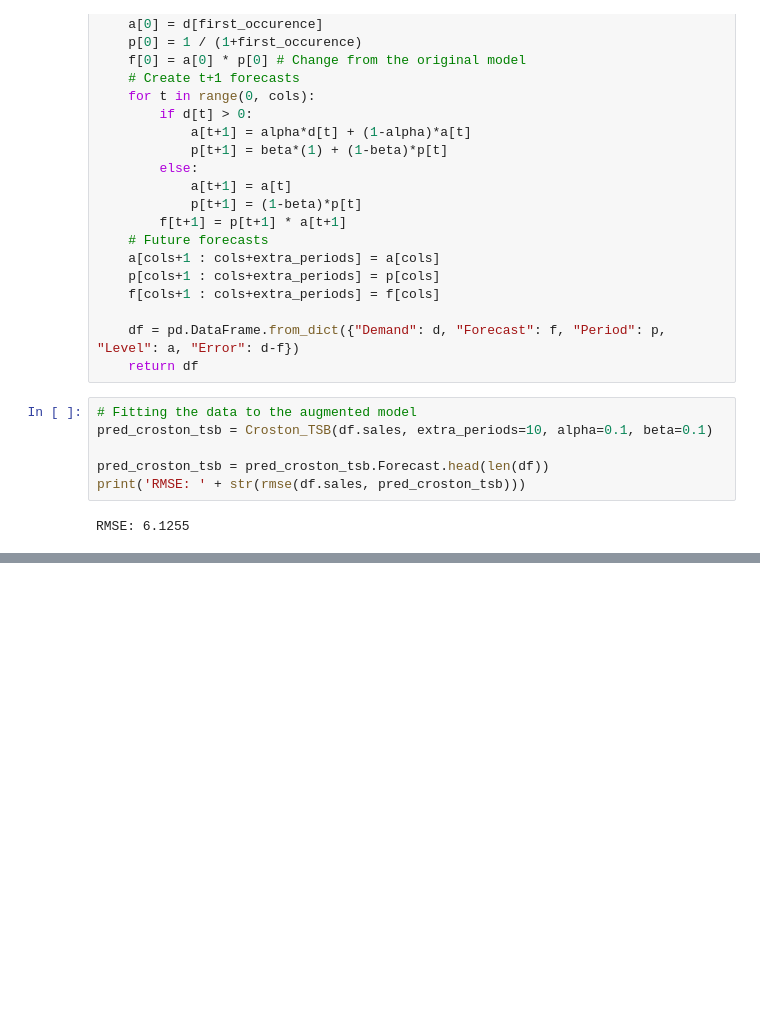
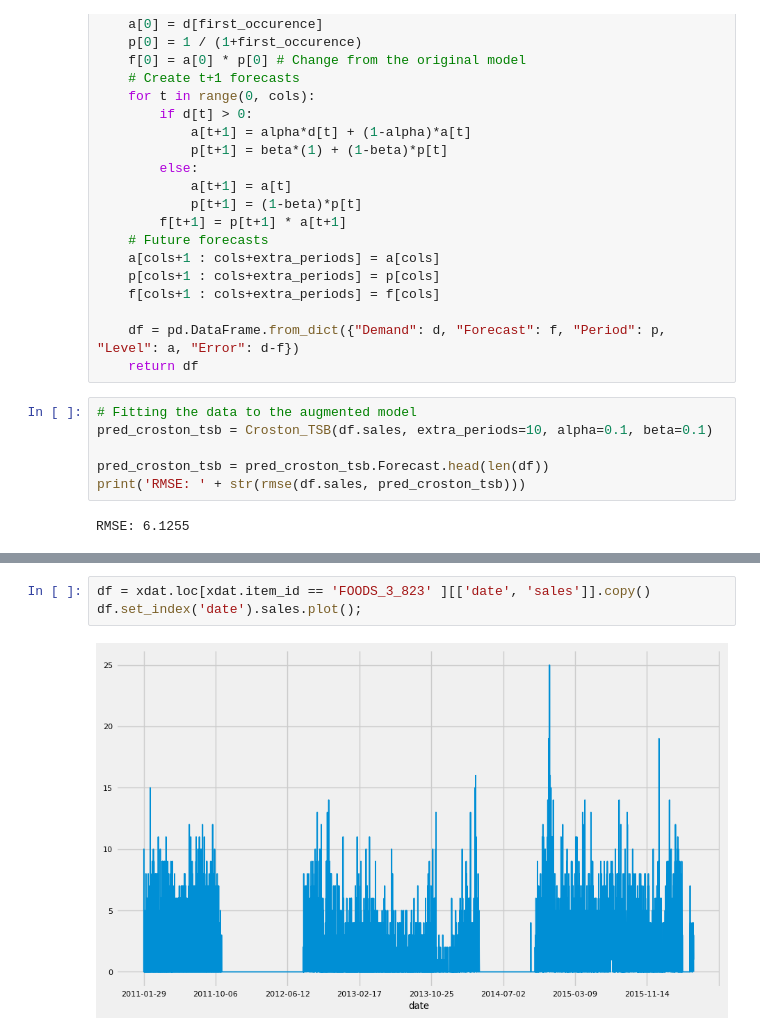
Before and after one commit to bachaudhry/time_series, a Jupyter notebook: ts_with_k/06_Sales_and_Demand_Forecasting.ipynb, the cells around one changed output, grey strips where cells are left out. Cells and saved outputs as stored; diff of their text form; blank space fills up the shorter version.

```diff
--- a/ts_with_k/06_Sales_and_Demand_Forecasting.ipynb
+++ b/ts_with_k/06_Sales_and_Demand_Forecasting.ipynb
@@ -342,0 +400,5 @@ RMSE: 6.1255
+# %%
+df = xdat.loc[xdat.item_id == 'FOODS_3_823' ][['date', 'sales']].copy()
+df.set_index('date').sales.plot();
+# %% [output]
+[figure, added]
```
Also changed, not shown: parts of 33 cells of this notebook.
